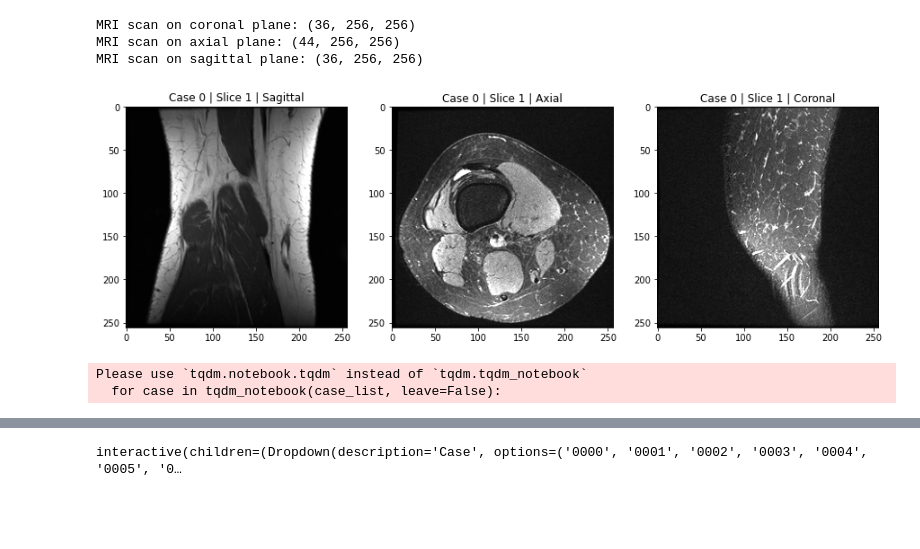
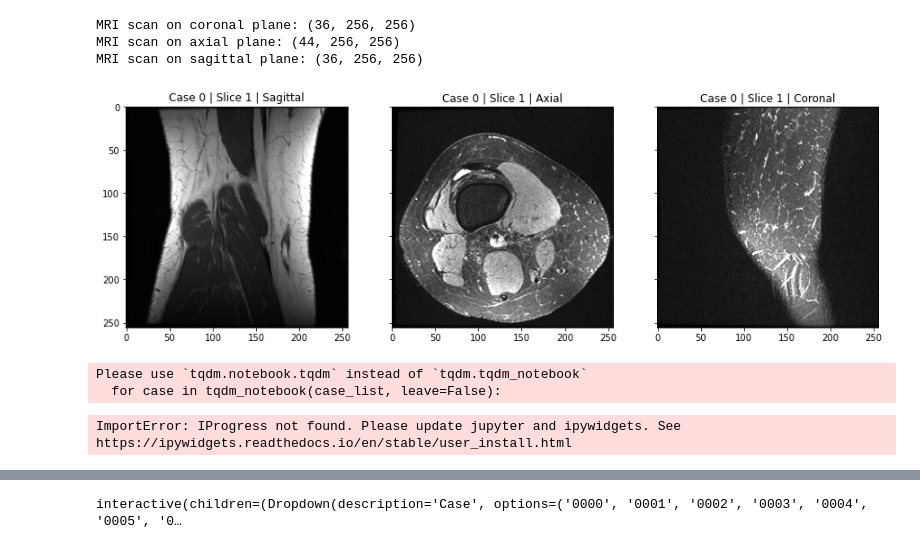
Before and after one commit to mirkolantieri/mrnet, a Jupyter notebook: mrnet_notebook.ipynb, the cells around one changed output, grey strips where cells are left out. Saved outputs shown, nothing was run; the diff lists cells and outputs as text; code cells hidden in the pictures; blank space fills up the shorter version.

```diff
--- a/mrnet_notebook.ipynb
+++ b/mrnet_notebook.ipynb
@@ -46,9 +46,9 @@ Name: Abnormal, dtype: float64
 # 3 Plane persepective
 case = '0000'
 
-mri_coronal = np.load('./images/train/coronal/0000.npy')
-mri_axial = np.load('./images/train/axial/0000.npy')
-mri_sagittal = np.load('./images/train/sagittal/0000.npy')
+mri_coronal = np.load('./data/train/coronal/0000.npy')
+mri_axial = np.load('./data/train/axial/0000.npy')
+mri_sagittal = np.load('./data/train/sagittal/0000.npy')
 
 print(f'MRI scan on coronal plane: {mri_coronal.shape}')
 print(f'MRI scan on axial plane: {mri_axial.shape}')
@@ -59,20 +59,22 @@ MRI scan on axial plane: (44, 256, 256)
 MRI scan on sagittal plane: (36, 256, 256)
 # %%
 # Visualization
-fig, (ax1, ax2, ax3) = plt.subplots(1, 3, figsize=(15, 5))
+fig, (ax1, ax2, ax3) = plt.subplots(1, 3, figsize=(15, 5), sharey=True)
 
 ax1.imshow(mri_coronal[0, :, :], 'gray');
 ax1.set_title('Case 0 | Slice 1 | Sagittal');
 
 ax2.imshow(mri_axial[0, :, :], 'gray');
 ax2.set_title('Case 0 | Slice 1 | Axial');
 
 ax3.imshow(mri_sagittal[0, :, :], 'gray');
 ax3.set_title('Case 0 | Slice 1 | Coronal');
+
+#plt.savefig('./out/file.png')
 # %% [output]
-[figure, old version]
+[figure, new version]
 # %%
-train_path = './images/train/'
+train_path = './data/train/'
 
 def load_one_stack(case, data_path=train_path, plane='coronal'):
     fpath = '{}/{}/{}.npy'.format(data_path, plane, case)
@@ -88,10 +90,10 @@ def load_stacks(case, data_path=train_path):
 def load_cases(train=True, n=None):
     assert (type(n) == int) and (n < 1250)
     if train:
-        case_list = pd.read_csv('./images/train-acl.csv', names=['case', 'label'], header=None,
+        case_list = pd.read_csv('./data/train-acl.csv', names=['case', 'label'], header=None,
                                dtype={'case': str, 'label': np.int64})['case'].tolist()
     else:
-        case_list = pd.read_csv('./images/valid-acl.csv', names=['case', 'label'], header=None,
+        case_list = pd.read_csv('./data/valid-acl.csv', names=['case', 'label'], header=None,
                                dtype={'case': str, 'label': np.int64})['case'].tolist()
     cases = {}
 
@@ -107,6 +109,7 @@ cases = load_cases(n=417)
 # %% [output]
 Please use `tqdm.notebook.tqdm` instead of `tqdm.tqdm_notebook`
   for case in tqdm_notebook(case_list, leave=False):
+ImportError: IProgress not found. Please update jupyter and ipywidgets. See https://ipywidgets.readthedocs.io/en/stable/user_install.html
 # %%
 print(cases['0000']['axial'].shape)
 print(cases['0000']['coronal'].shape)
```
Also changed, not shown: parts of 2 cells of this notebook, 2 other files.
